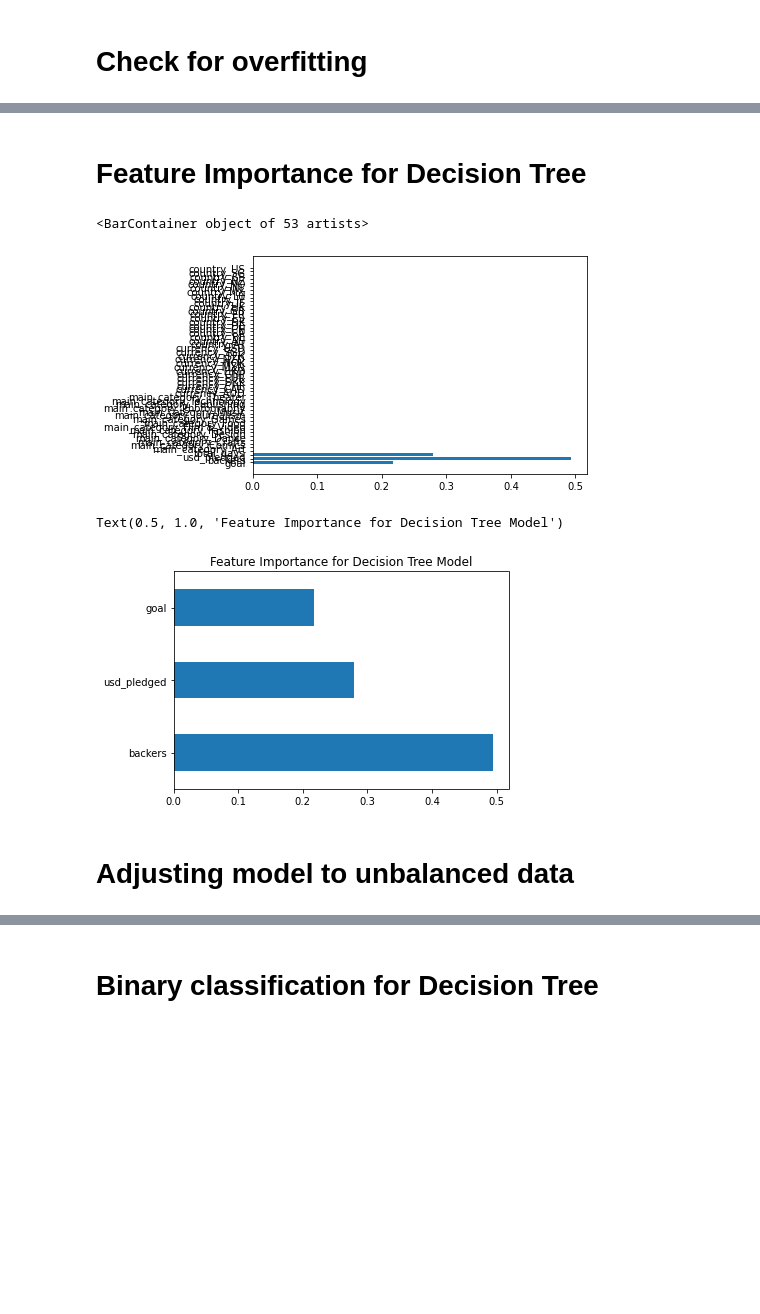
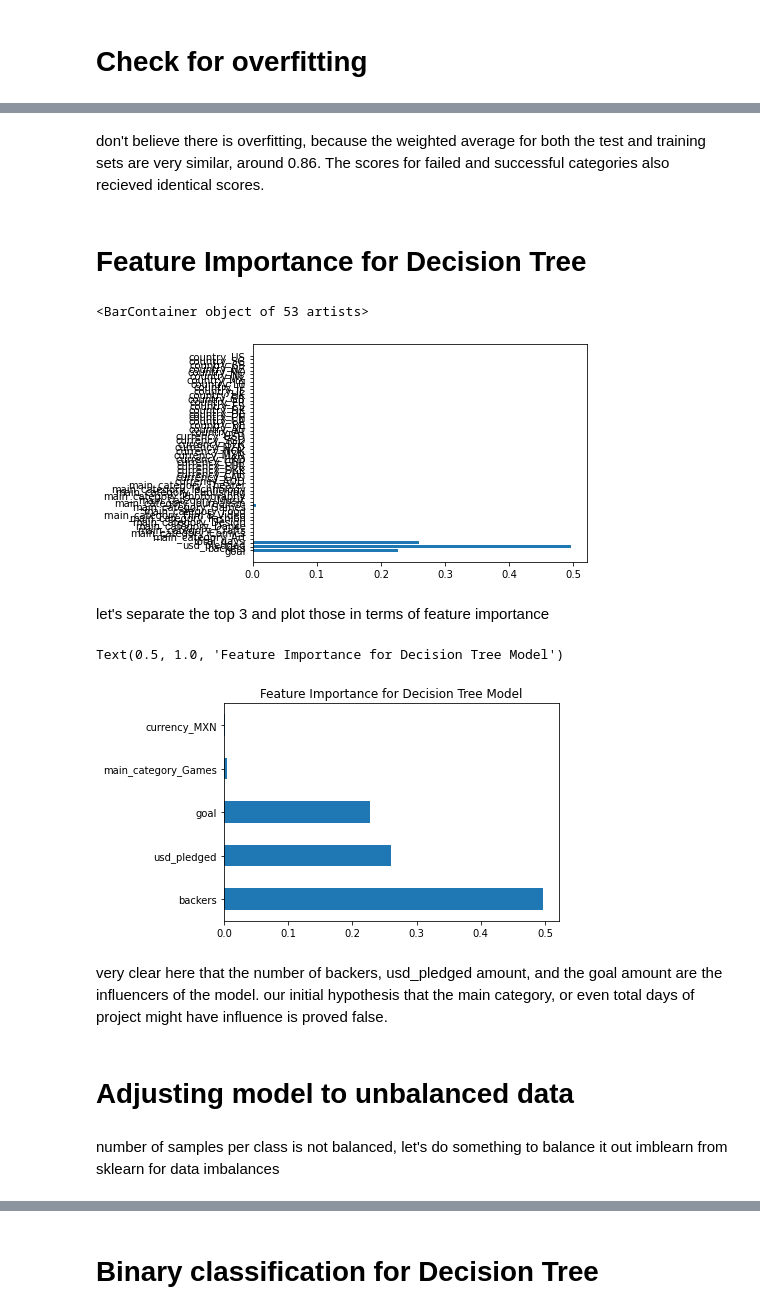
Before and after one commit to belindaleebl/kickstarter, a Jupyter notebook: 03.preprocessing-modeling-metrics.ipynb, the cells around one changed output, grey strips where cells are left out. Saved outputs shown, nothing was run; the diff lists cells and outputs as text; code cells hidden in the pictures; blank space fills up the shorter version.

```diff
--- a/03.preprocessing-modeling-metrics.ipynb
+++ b/03.preprocessing-modeling-metrics.ipynb
@@ -46,17 +46,17 @@ y = df['state']
 # %%
 #splitting the data into training and test sets
 
-X_train, X_test, y_train, y_test = train_test_split(X, y, test_size = 0.2, random_state = 42)
+X_train, X_test, y_train, y_test = train_test_split(X, y, test_size = 0.2, random_state = 42, stratify = y)
 # %% [markdown]
 # DecisionTreeClassifier
 # %%
 #finding the best max_depth parameter through gridsearch
 
-#decision_tree = DecisionTreeClassifier()
-#grid_param = {'max_depth': np.arange(3,10),}
+decision_tree = DecisionTreeClassifier()
+grid_param = {'max_depth': np.arange(3,10),}
 #can try to add max_samples_split or max_samples_leaf but it might be computationally expensive and take a lot of time.
 
-#tree_gridsearchcv = GridSearchCV(decision_tree, grid_param)
+tree_gridsearchcv = GridSearchCV(decision_tree, grid_param)
 
-#tree_gridsearchcv.fit(X_train, y_train)
-#tree_gridsearchcv.best_params_
+tree_gridsearchcv.fit(X_train, y_train)
+tree_gridsearchcv.best_params_
@@ -121,3 +119,7 @@ weighted avg       0.86      0.87      0.82    255962
+# %% [markdown]
+don't believe there is overfitting, because the weighted average for both the test and training
+sets are very similar, around 0.86. The scores for failed and successful categories also recieved
+identical scores.
 # %% [markdown]
 # Feature Importance for Decision Tree
 # %%
@@ -127,17 +129,18 @@ plt.barh(X_test.columns, importances)
 #this is really hard to see with all the different features, but it looks like there are really only 3 that made a difference
 # %% [output]
 <BarContainer object of 53 artists>
-[figure, old version]
+[figure, new version]
-# %%
-#let's separate the top 3 and plot those in terms of feature importance
-importances = pd.Series(importances, index=X_test.columns)
-importances.nlargest(3).plot(kind = 'barh')
-plt.title('Feature Importance for Decision Tree Model')
-
-# very clear here that the number of backers, usd_pledged amount, and the goal amount are the influencers of the model.
-# our initial hypothesis that the main category, or even total days of project might have influence is proved false.
-# %% [output]
-Text(0.5, 1.0, 'Feature Importance for Decision Tree Model')
-[figure, removed]
+# %% [markdown]
+let's separate the top 3 and plot those in terms of feature importance
+# %%
+importances = pd.Series(importances, index=X_test.columns)
+importances.nlargest(5).plot(kind = 'barh')
+plt.title('Feature Importance for Decision Tree Model')
+# %% [output]
+Text(0.5, 1.0, 'Feature Importance for Decision Tree Model')
+[figure, added]
+# %% [markdown]
+very clear here that the number of backers, usd_pledged amount, and the goal amount are the influencers of the model.
+our initial hypothesis that the main category, or even total days of project might have influence is proved false.
 # %% [markdown]
 # Adjusting model to unbalanced data
@@ -147,3 +147,6 @@ Text(0.5, 1.0, 'Feature Importance for Decision Tree Model')
+# %% [markdown]
+number of samples per class is not balanced, let's do something to balance it out
+imblearn from sklearn for data imbalances
 # %%
 from imblearn.over_sampling import SMOTE
 sm = SMOTE()
```
Also changed, not shown: parts of 16 cells of this notebook.
